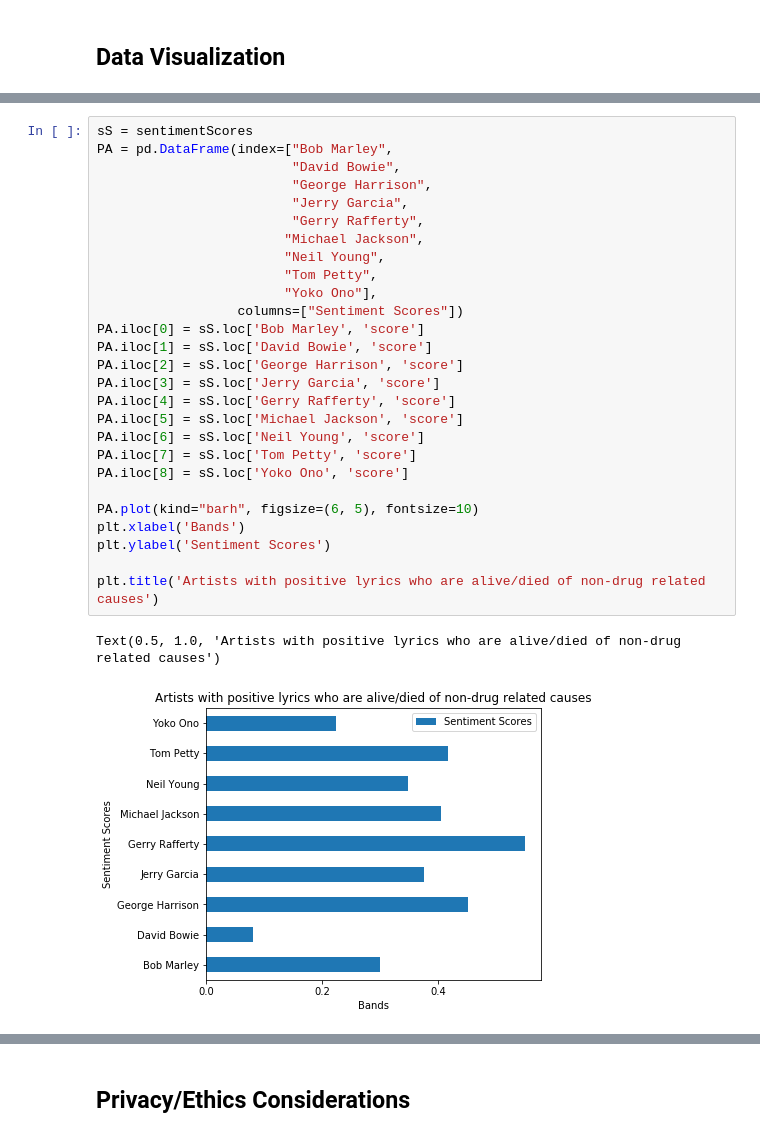
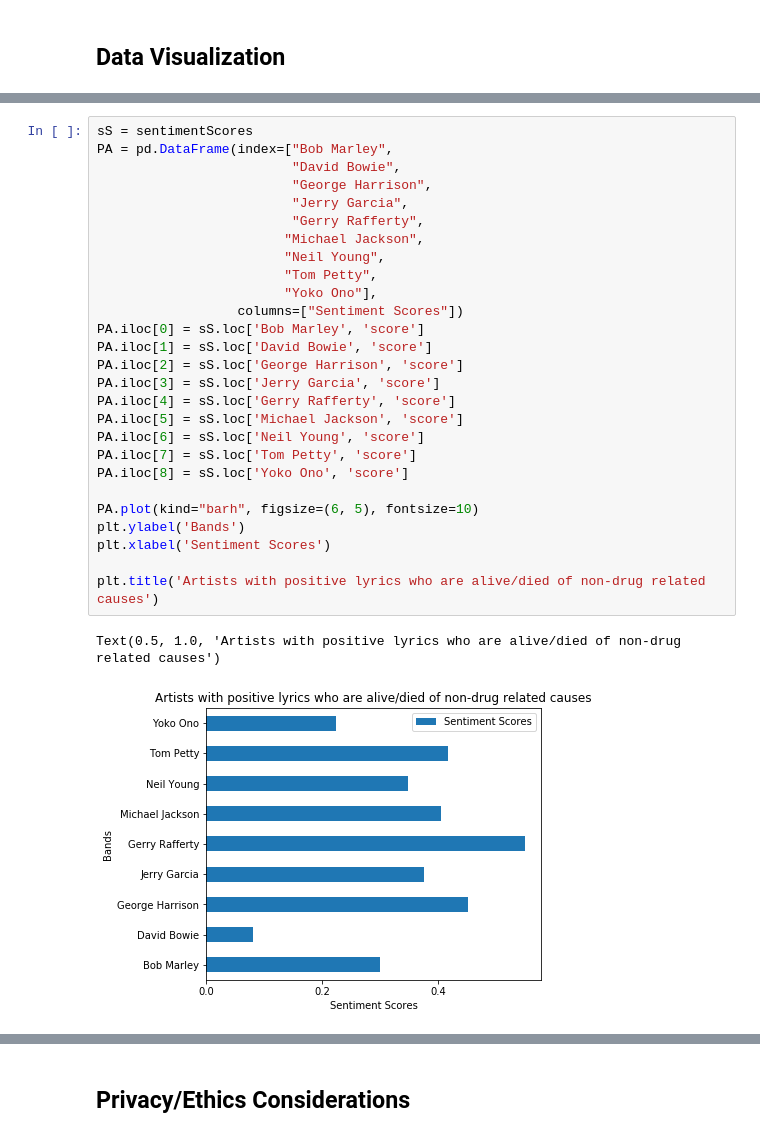
Before and after one commit to kachiem/COGS108_final, a Jupyter notebook: FinalProject.ipynb, the cells around one changed output, grey strips where cells are left out. Drawn from its saved outputs; the diff is of its cells as text.

```diff
--- a/FinalProject.ipynb
+++ b/FinalProject.ipynb
@@ -585,33 +585,33 @@ Text(0.5, 1.0, 'Artists with negative lyrics who had a history of drug abuse/die
 # %%
 sS = sentimentScores
 PA = pd.DataFrame(index=["Bob Marley",
                          "David Bowie",
                          "George Harrison",
                          "Jerry Garcia",
                          "Gerry Rafferty",
                         "Michael Jackson",
                         "Neil Young",
                         "Tom Petty",
                         "Yoko Ono"],
                   columns=["Sentiment Scores"])
 PA.iloc[0] = sS.loc['Bob Marley', 'score']
 PA.iloc[1] = sS.loc['David Bowie', 'score']
 PA.iloc[2] = sS.loc['George Harrison', 'score']
 PA.iloc[3] = sS.loc['Jerry Garcia', 'score']
 PA.iloc[4] = sS.loc['Gerry Rafferty', 'score']
 PA.iloc[5] = sS.loc['Michael Jackson', 'score']
 PA.iloc[6] = sS.loc['Neil Young', 'score']
 PA.iloc[7] = sS.loc['Tom Petty', 'score']
 PA.iloc[8] = sS.loc['Yoko Ono', 'score']
 
 PA.plot(kind="barh", figsize=(6, 5), fontsize=10)
-plt.xlabel('Bands')
-plt.ylabel('Sentiment Scores')
+plt.ylabel('Bands')
+plt.xlabel('Sentiment Scores')
 
 plt.title('Artists with positive lyrics who are alive/died of non-drug related causes')
 # %% [output]
 Text(0.5, 1.0, 'Artists with positive lyrics who are alive/died of non-drug related causes')
-[figure, old version]
+[figure, new version]
 # %%
 sS = sentimentScores
 PA = pd.DataFrame(index=["Amy Winehouse",
```
Also changed, not shown: parts of 6 cells of this notebook.
